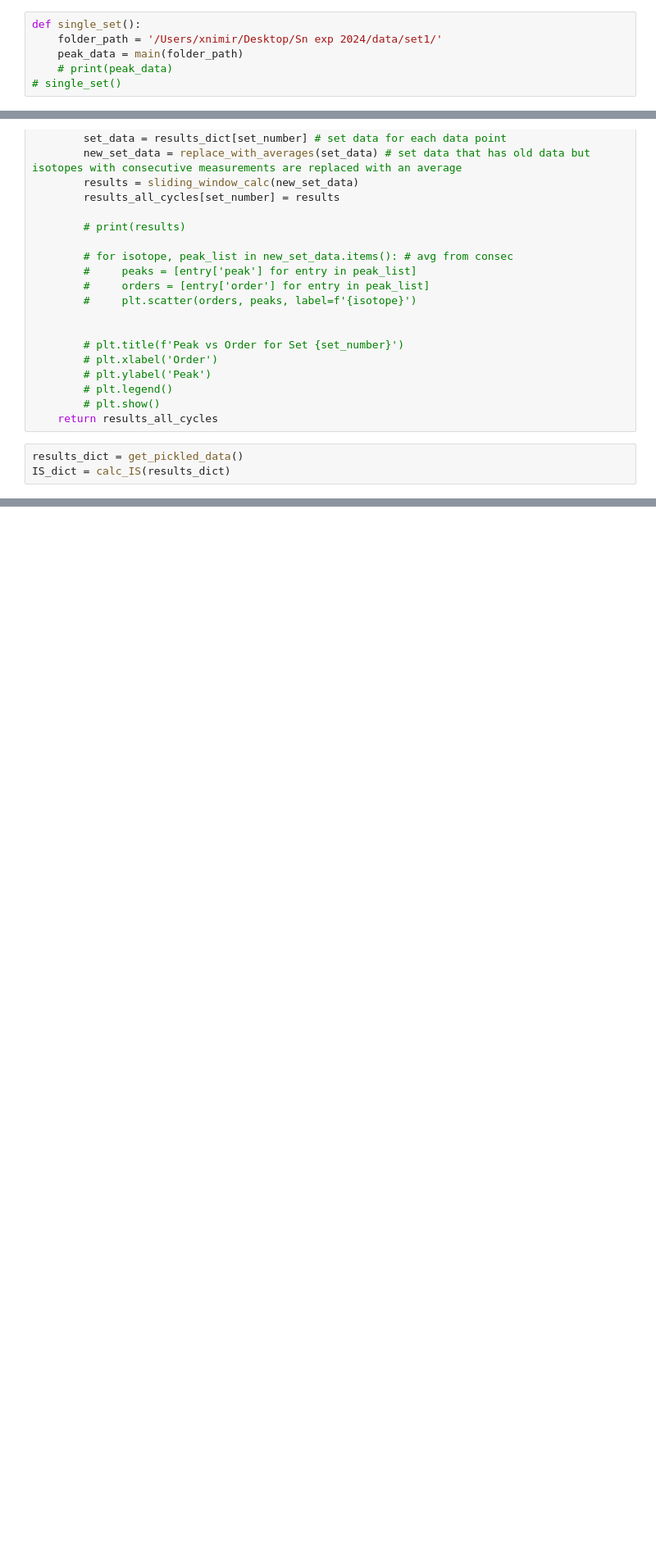
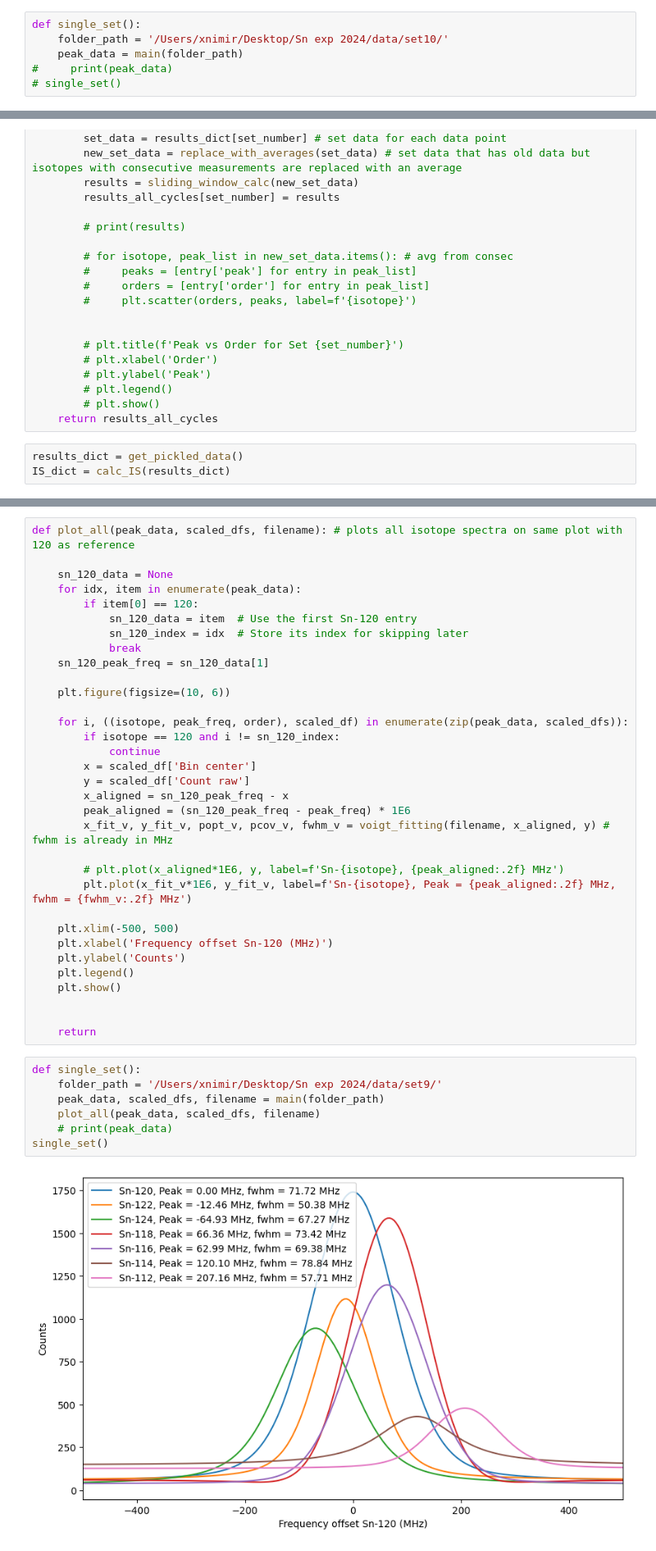
Before and after one commit to mirhex-toldex/desiree_analysis, a Jupyter notebook: Snanalysis2025.ipynb, the cells around one changed output, grey strips where cells are left out. Shown: that part at 82% size. Cells and saved outputs as stored; diff of their text form; blank space fills up the shorter version.

```diff
--- a/Snanalysis2025.ipynb
+++ b/Snanalysis2025.ipynb
@@ -163,8 +164,8 @@ def main(folder_path):
 # %%
 def single_set():
-    folder_path = '/Users/xnimir/Desktop/Sn exp 2024/data/set1/'
+    folder_path = '/Users/xnimir/Desktop/Sn exp 2024/data/set10/'
     peak_data = main(folder_path)
-    # print(peak_data)
+#     print(peak_data)
 # single_set()
 # %%
 def multiple_sets():
@@ -388,0 +395,42 @@ plot_shift_vs_isotope(IS_dict)
+# %%
+def plot_all(peak_data, scaled_dfs, filename): # plots all isotope spectra on same plot with 120 as reference
+
+    sn_120_data = None
+    for idx, item in enumerate(peak_data):
+        if item[0] == 120:
+            sn_120_data = item  # Use the first Sn-120 entry
+            sn_120_index = idx  # Store its index for skipping later
+            break
+    sn_120_peak_freq = sn_120_data[1]
+
+    plt.figure(figsize=(10, 6))
+
+    for i, ((isotope, peak_freq, order), scaled_df) in enumerate(zip(peak_data, scaled_dfs)):
+        if isotope == 120 and i != sn_120_index:
+            continue
+        x = scaled_df['Bin center']
+        y = scaled_df['Count raw']
+        x_aligned = sn_120_peak_freq - x
+        peak_aligned = (sn_120_peak_freq - peak_freq) * 1E6
+        x_fit_v, y_fit_v, popt_v, pcov_v, fwhm_v = voigt_fitting(filename, x_aligned, y) # fwhm is already in MHz
+
+        # plt.plot(x_aligned*1E6, y, label=f'Sn-{isotope}, {peak_aligned:.2f} MHz')
+        plt.plot(x_fit_v*1E6, y_fit_v, label=f'Sn-{isotope}, Peak = {peak_aligned:.2f} MHz, fwhm = {fwhm_v:.2f} MHz')
+
+    plt.xlim(-500, 500)
+    plt.xlabel('Frequency offset Sn-120 (MHz)')
+    plt.ylabel('Counts')
+    plt.legend()
+    plt.show()
+
+
+    return
+# %%
+def single_set():
+    folder_path = '/Users/xnimir/Desktop/Sn exp 2024/data/set9/'
+    peak_data, scaled_dfs, filename = main(folder_path)
+    plot_all(peak_data, scaled_dfs, filename)
+    # print(peak_data)
+single_set()
+# %% [output]
+[figure, added]
```
Also changed, not shown: parts of 6 cells of this notebook.
